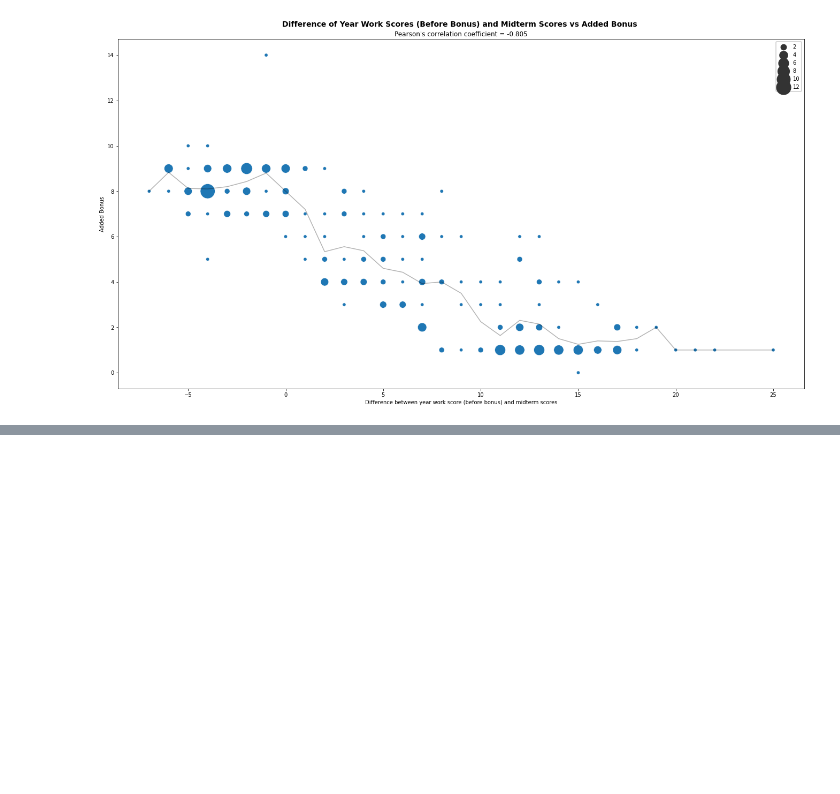
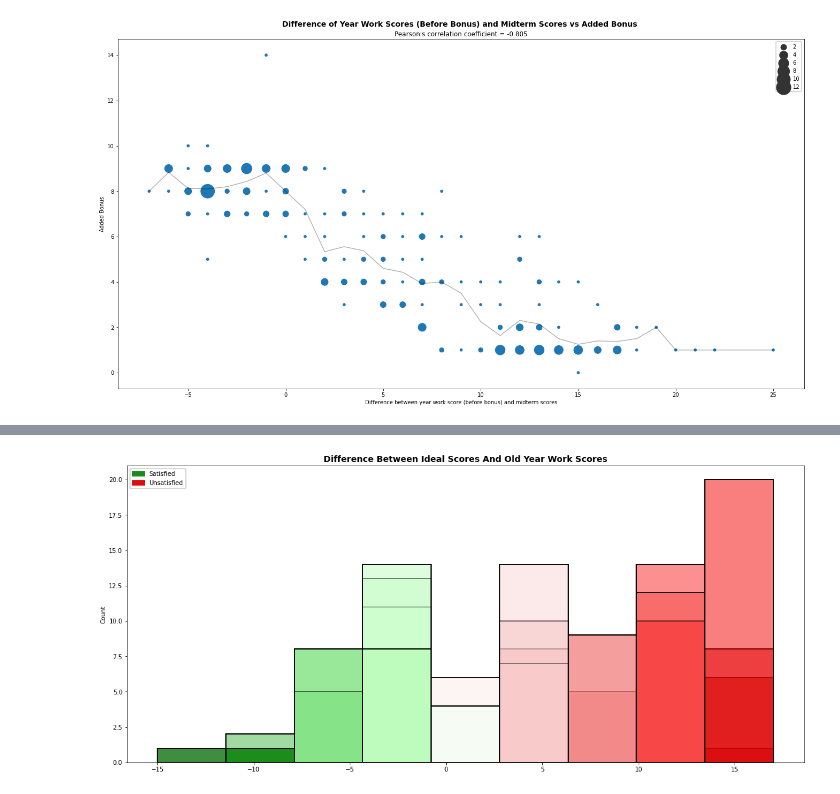
Before and after one commit to abdoitman/Suspicious-Scores-Analysis, a Jupyter notebook: Suspicious_Scores_Analysis.ipynb, the cells around one changed output, grey strips where cells are left out. Saved outputs shown, nothing was run; the diff lists cells and outputs as text; code cells hidden in the pictures; blank space fills up the shorter version.

```diff
--- a/Suspicious_Scores_Analysis.ipynb
+++ b/Suspicious_Scores_Analysis.ipynb
@@ -364,0 +409,13 @@ _ = plt.title("Pearson's correlation coefficient = {:.3f}".format(corr))
+# %%
+c = ["darkred","red","lightcoral","white", "palegreen","green","darkgreen"]
+c.reverse()
+v = [0, .15, .3, .5, 0.7, .9, 1]
+l = list(zip(v,c))
+cmap=LinearSegmentedColormap.from_list('rg',l, N=256)
+
+plt.figure(figsize=(20,9))
+_ = sns.histplot(x= difs_tot, hue=difs_tot, stat='count', palette=cmap)
+_ = plt.title('Difference Between Ideal Scores And Old Year Work Scores', fontweight= 'bold', fontsize= 14)
+_ = plt.legend(handles=[green_patch, red_patch], loc='upper left')
+# %% [output]
+[figure, added]
```
Also changed, not shown: parts of 8 cells of this notebook.
